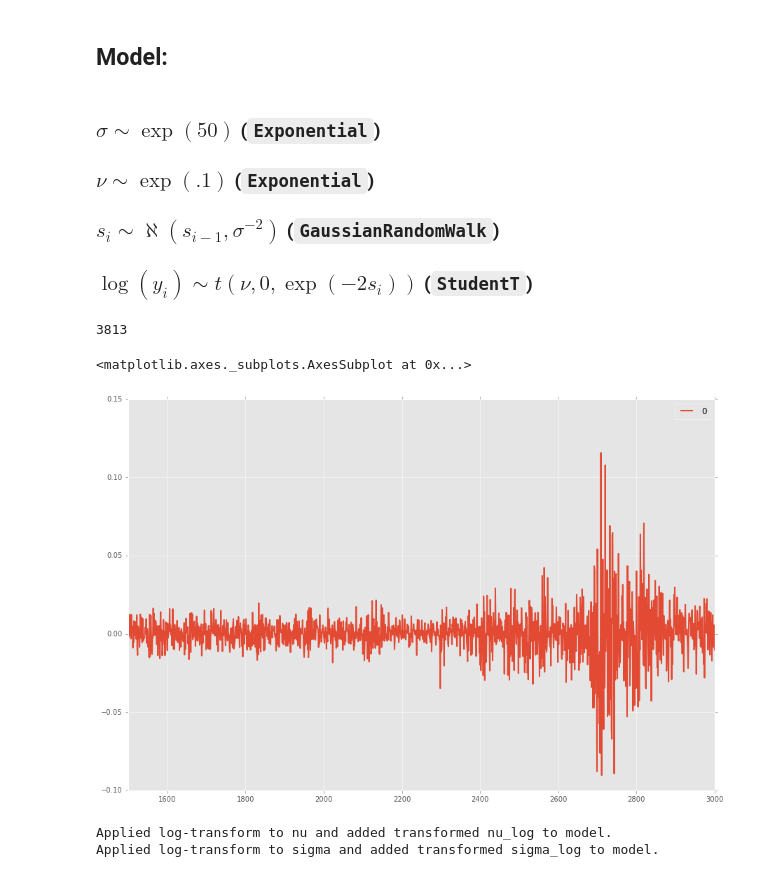
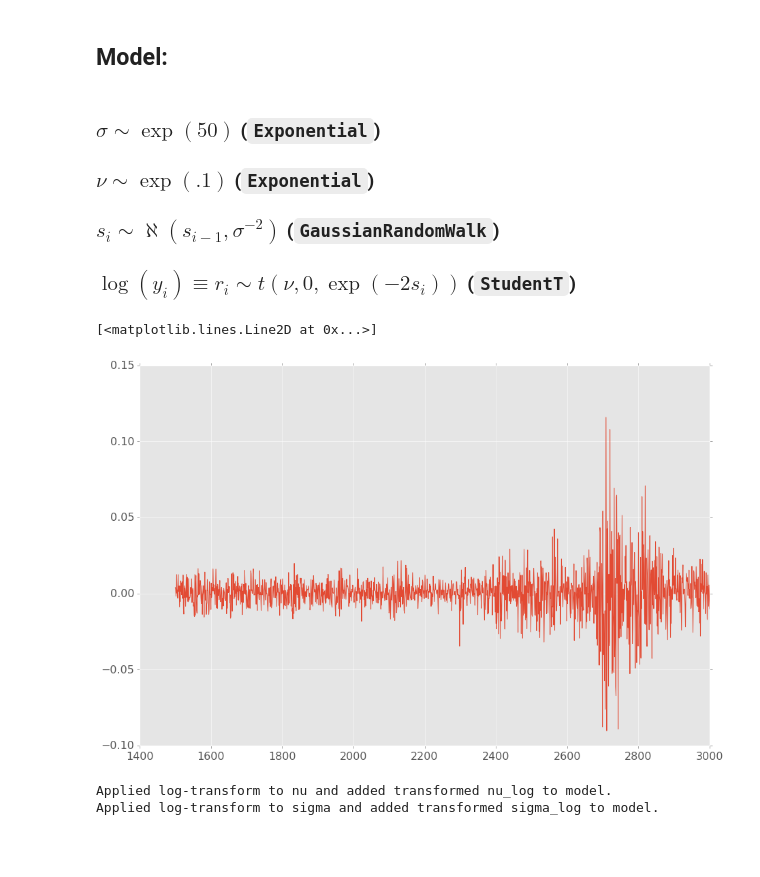
Before and after one commit to ponadto/pymc3_sandbox, a Jupyter notebook: getting_started_with_pymc3.ipynb, the cells around one changed output. Cells and saved outputs as stored; diff of their text form; code cells hidden in the pictures; blank space fills up the shorter version.

```diff
--- a/getting_started_with_pymc3.ipynb
+++ b/getting_started_with_pymc3.ipynb
@@ -10,6 +10,16 @@ np.random.seed(123)
 
 %matplotlib inline
 plt.style.use('ggplot')
+
+import matplotlib
+
+text_size = 20
+
+matplotlib.rcParams['figure.figsize'] = (15, 10)
+matplotlib.rcParams['axes.titlesize'] = text_size
+matplotlib.rcParams['axes.labelsize'] = text_size - 2
+matplotlib.rcParams['xtick.labelsize'] = text_size - 4
+matplotlib.rcParams['ytick.labelsize'] = text_size - 4
 # %% [markdown]
 # Model regresji liniowej
 # %% [markdown]
@@ -281,18 +269,17 @@ plt.ylim((-4,6))
 
 ### $s_i \sim \aleph(s_{i-1}, \sigma^{-2})$ (`GaussianRandomWalk`)
 
-### $\log(y_i) \sim t(\nu, 0, \exp(-2s_i))$ (`StudentT`)
+### $\log(y_i) \equiv r_i \sim t(\nu, 0, \exp(-2s_i))$ (`StudentT`)
 # %%
-if os.path.isfile('SP500.csv'):
-    returns = pd.read_csv('SP500.csv', parse_dates=True, header = None)
-print(len(returns))
-returns = returns.loc[1500:3000,]
+all_returns = pd.read_csv('SP500.csv', parse_dates=True, header = None)
 
-returns.plot( figsize = (15,10) )
+
+returns = all_returns.loc[1500:3000,] # to nam posluzy do fitowania modelu
+
+plt.plot(returns)
 # %% [output]
-3813
+[<matplotlib.lines.Line2D at 0x...>]
-<matplotlib.axes._subplots.AxesSubplot at 0x...>
-[figure, old version]
+[figure, new version]
 # %%
 with pm.Model() as sp500_model:
 
```
Also changed, not shown: parts of 19 cells of this notebook, 4 other files.
